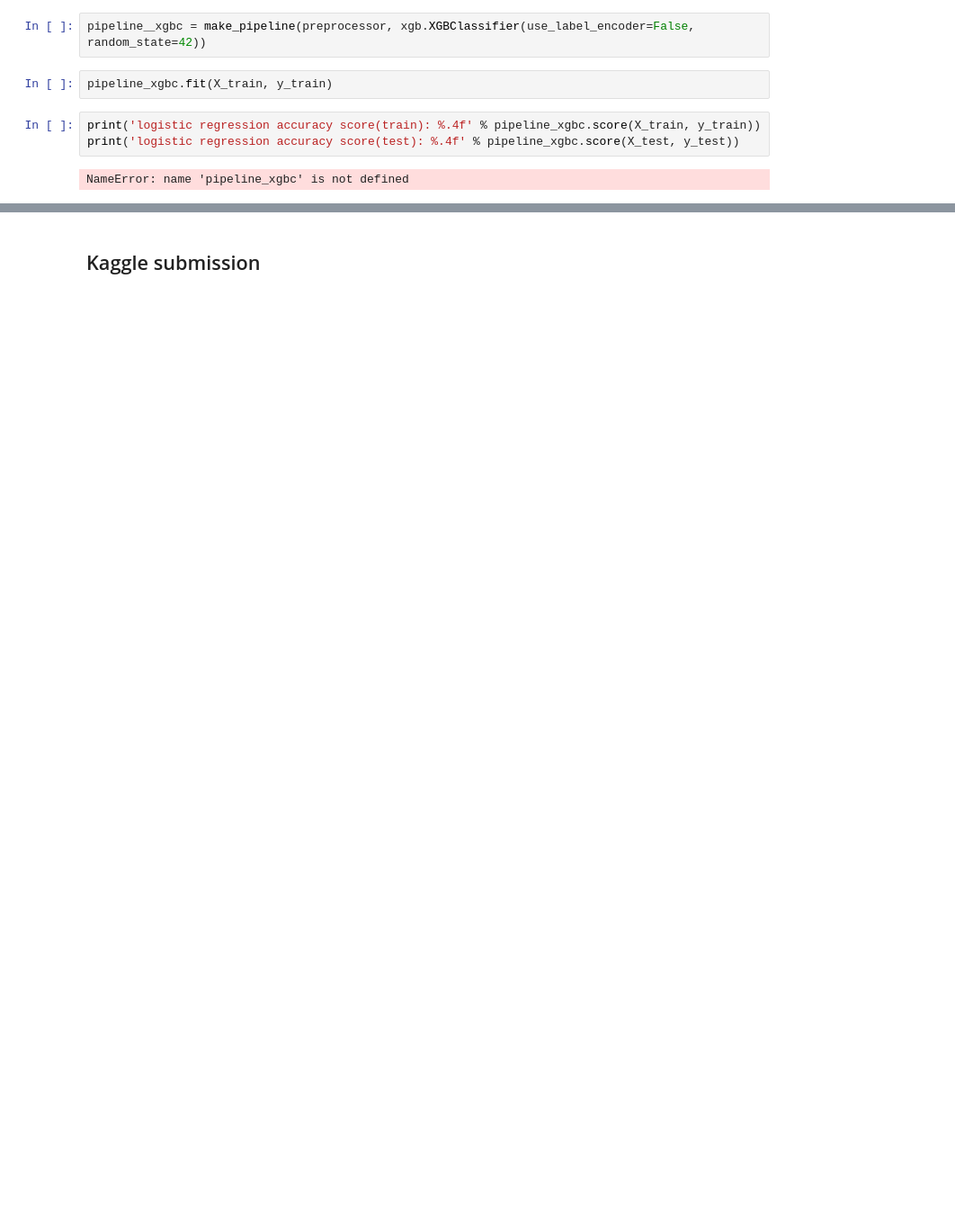
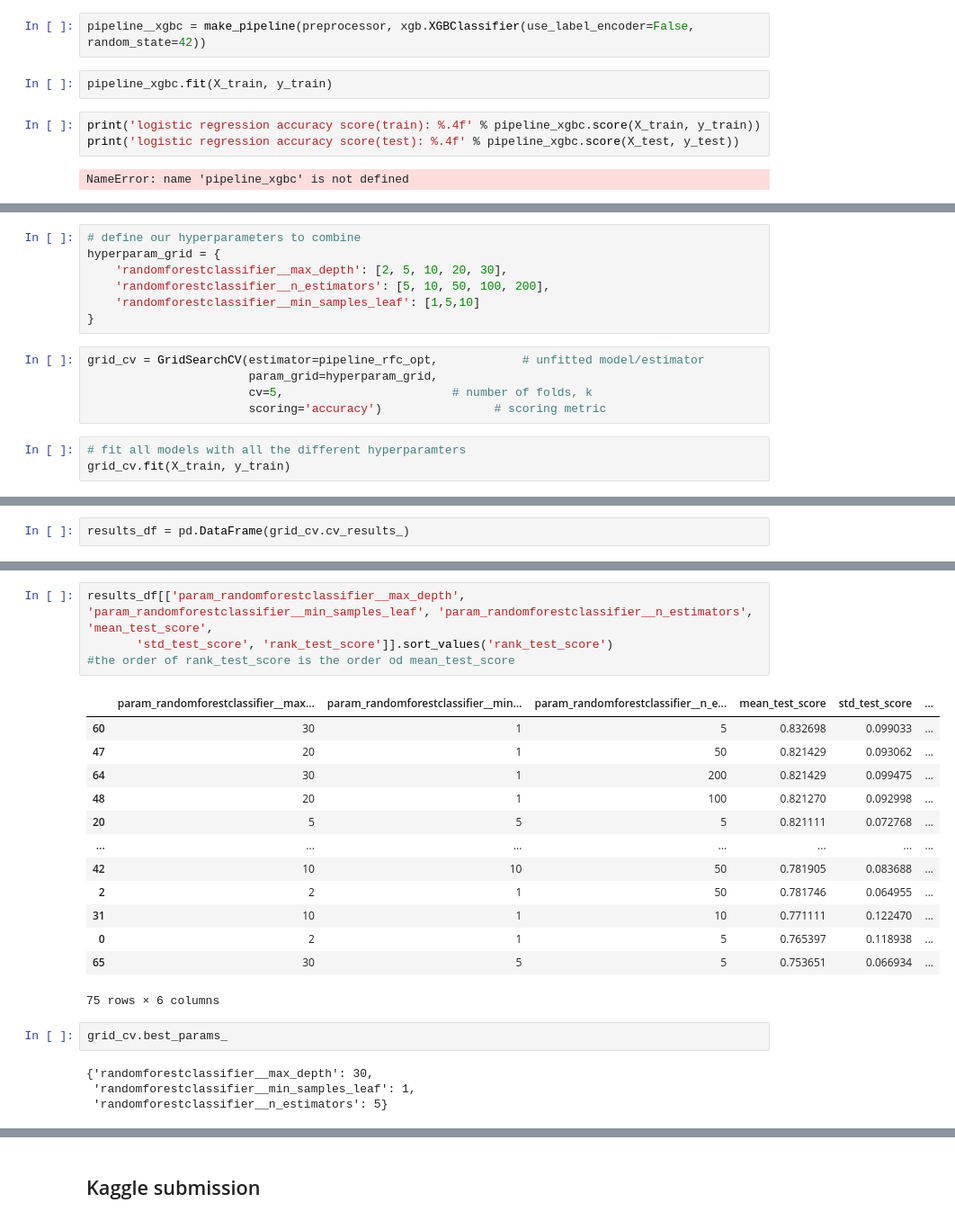
Before and after one commit to strongzero/kaggle-titanic, a Jupyter notebook: titanic.ipynb, the cells around one changed output, grey strips where cells are left out. Shown at 90% size. Saved outputs shown, nothing was run; the diff lists cells and outputs as text; blank space fills up the shorter version.

Commit message:
grid search fixed

```diff
--- a/titanic.ipynb
+++ b/titanic.ipynb
@@ -234,0 +261,15 @@ NameError: name 'pipeline_xgbc' is not defined
+# %%
+# define our hyperparameters to combine
+hyperparam_grid = {
+    'randomforestclassifier__max_depth': [2, 5, 10, 20, 30],
+    'randomforestclassifier__n_estimators': [5, 10, 50, 100, 200],
+    'randomforestclassifier__min_samples_leaf': [1,5,10]
+}
+# %%
+grid_cv = GridSearchCV(estimator=pipeline_rfc_opt,            # unfitted model/estimator
+                       param_grid=hyperparam_grid,
+                       cv=5,                        # number of folds, k
+                       scoring='accuracy')                # scoring metric
+# %%
+# fit all models with all the different hyperparamters
+grid_cv.fit(X_train, y_train)
@@ -234,0 +294,2 @@ NameError: name 'pipeline_xgbc' is not defined
+# %%
+results_df = pd.DataFrame(grid_cv.cv_results_)
@@ -234,0 +311,24 @@ NameError: name 'pipeline_xgbc' is not defined
+# %%
+results_df[['param_randomforestclassifier__max_depth', 'param_randomforestclassifier__min_samples_leaf', 'param_randomforestclassifier__n_estimators', 'mean_test_score',
+       'std_test_score', 'rank_test_score']].sort_values('rank_test_score')
+#the order of rank_test_score is the order od mean_test_score
+# %% [output]
+|  | param_randomforestclassifier__max... | param_randomforestclassifier__min... | param_randomforestclassifier__n_e... | mean_test_score | std_test_score | ... |
+| 60 | 30 | 1 | 5 | 0.832698 | 0.099033 | ... |
+| 47 | 20 | 1 | 50 | 0.821429 | 0.093062 | ... |
+| 64 | 30 | 1 | 200 | 0.821429 | 0.099475 | ... |
+| 48 | 20 | 1 | 100 | 0.821270 | 0.092998 | ... |
+| 20 | 5 | 5 | 5 | 0.821111 | 0.072768 | ... |
+| ... | ... | ... | ... | ... | ... | ... |
+| 42 | 10 | 10 | 50 | 0.781905 | 0.083688 | ... |
+| 2 | 2 | 1 | 50 | 0.781746 | 0.064955 | ... |
+| 31 | 10 | 1 | 10 | 0.771111 | 0.122470 | ... |
+| 0 | 2 | 1 | 5 | 0.765397 | 0.118938 | ... |
+| 65 | 30 | 5 | 5 | 0.753651 | 0.066934 | ... |
+75 rows × 6 columns
+# %%
+grid_cv.best_params_
+# %% [output]
+{'randomforestclassifier__max_depth': 30,
+ 'randomforestclassifier__min_samples_leaf': 1,
+ 'randomforestclassifier__n_estimators': 5}
```
Also changed, not shown: parts of 20 cells of this notebook, 3 other files.
